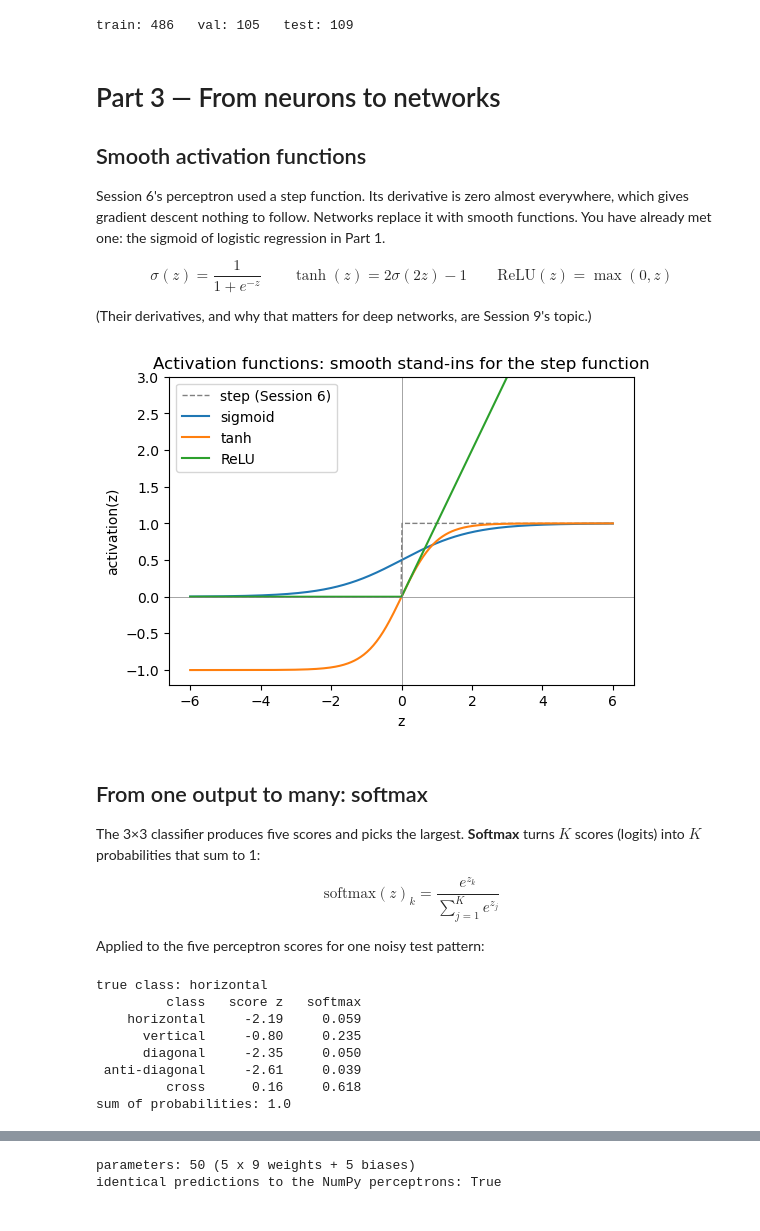
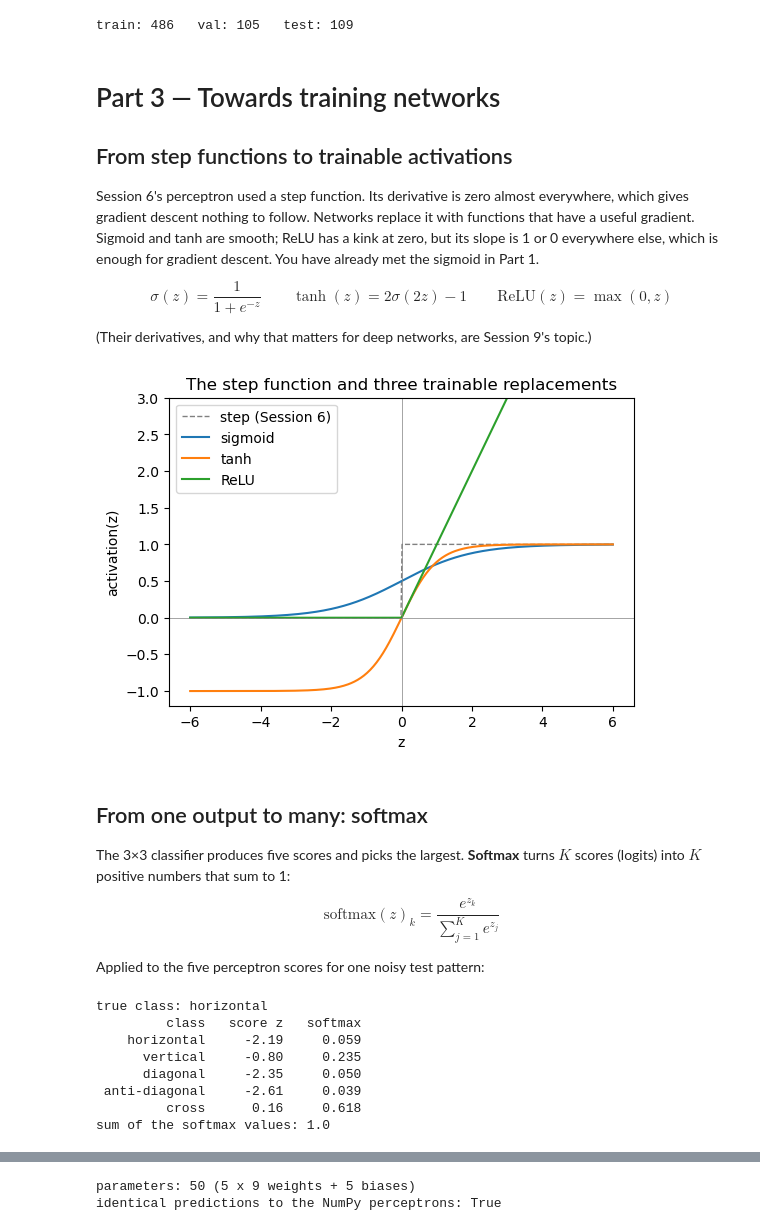
Before and after one commit to ElofssonLab/kb8029-book, a Jupyter notebook: notebooks/session08-ml-foundations-and-pytorch.ipynb, the cells around one changed output, grey strips where cells are left out. Saved outputs shown, nothing was run; the diff lists cells and outputs as text; code cells hidden in the pictures.

```diff
--- a/notebooks/session08-ml-foundations-and-pytorch.ipynb
+++ b/notebooks/session08-ml-foundations-and-pytorch.ipynb
@@ -683,14 +711,16 @@ print(f"train: {len(X_train)}   val: {len(X_val)}   test: {len(X_test)}")
 # %% [output]
 train: 486   val: 105   test: 109
 # %% [markdown]
-# Part 3 — From neurons to networks
+# Part 3 — Towards training networks
 
-## Smooth activation functions
+## From step functions to trainable activations
 
 Session 6's perceptron used a step function. Its derivative is zero almost
 everywhere, which gives gradient descent nothing to follow. Networks
-replace it with smooth functions. You have already met one: the sigmoid
-of logistic regression in Part 1.
+replace it with functions that have a useful gradient. Sigmoid and tanh
+are smooth; ReLU has a kink at zero, but its slope is 1 or 0 everywhere
+else, which is enough for gradient descent. You have already met the
+sigmoid in Part 1.
 
 $$
 \sigma(z) = \frac{1}{1+e^{-z}} \qquad \tanh(z) = 2\sigma(2z) - 1 \qquad \text{ReLU}(z) = \max(0, z)
@@ -701,28 +731,29 @@ topic.)
 # %%
 def sigmoid(x): return 1.0 / (1.0 + np.exp(-x))
 def relu(x): return np.maximum(0, x)
 
 x = np.linspace(-6, 6, 400)
 plt.figure(figsize=(6, 4))
 plt.plot(x, np.where(x > 0, 1.0, 0.0), color="grey", lw=1, ls="--", label="step (Session 6)")
 plt.plot(x, sigmoid(x), label="sigmoid")
 plt.plot(x, np.tanh(x), label="tanh")
 plt.plot(x, relu(x), label="ReLU")
 plt.axhline(0, color="grey", linewidth=0.5)
 plt.axvline(0, color="grey", linewidth=0.5)
 plt.ylim(-1.2, 3)
 plt.legend()
-plt.title("Activation functions: smooth stand-ins for the step function")
+plt.title("The step function and three trainable replacements")
 plt.xlabel("z"); plt.ylabel("activation(z)")
 plt.savefig(f"{FIGS}/session08-activation-functions.png", dpi=150, bbox_inches="tight")
 plt.show()
 # %% [output]
-[figure, old version]
+[figure, new version]
 # %% [markdown]
 ## From one output to many: softmax
 
 The 3×3 classifier produces five scores and picks the largest.
-**Softmax** turns $K$ scores (logits) into $K$ probabilities that sum to 1:
+**Softmax** turns $K$ scores (logits) into $K$ positive numbers that sum
+to 1:
 
 $$
 \text{softmax}(z)_k = \frac{e^{z_k}}{\sum_{j=1}^K e^{z_j}}
@@ -737,7 +768,7 @@ print(f"true class: {PAT_NAMES[y_te[i]]}")
 print(f"{'class':>14s}  {'score z':>8s}  {'softmax':>8s}")
 for name, zi, pi in zip(PAT_NAMES, z, p):
     print(f"{name:>14s}  {zi:8.2f}  {pi:8.3f}")
-print("sum of probabilities:", round(p.sum(), 6))
+print("sum of the softmax values:", round(p.sum(), 6))
 # %% [output]
 true class: horizontal
          class   score z   softmax
@@ -746,5 +777,5 @@ true class: horizontal
       diagonal     -2.35     0.050
  anti-diagonal     -2.61     0.039
          cross      0.16     0.618
-sum of probabilities: 1.0
+sum of the softmax values: 1.0
 # %% [markdown]
```
Also changed, not shown: parts of 9 cells of this notebook, 7 other files.
